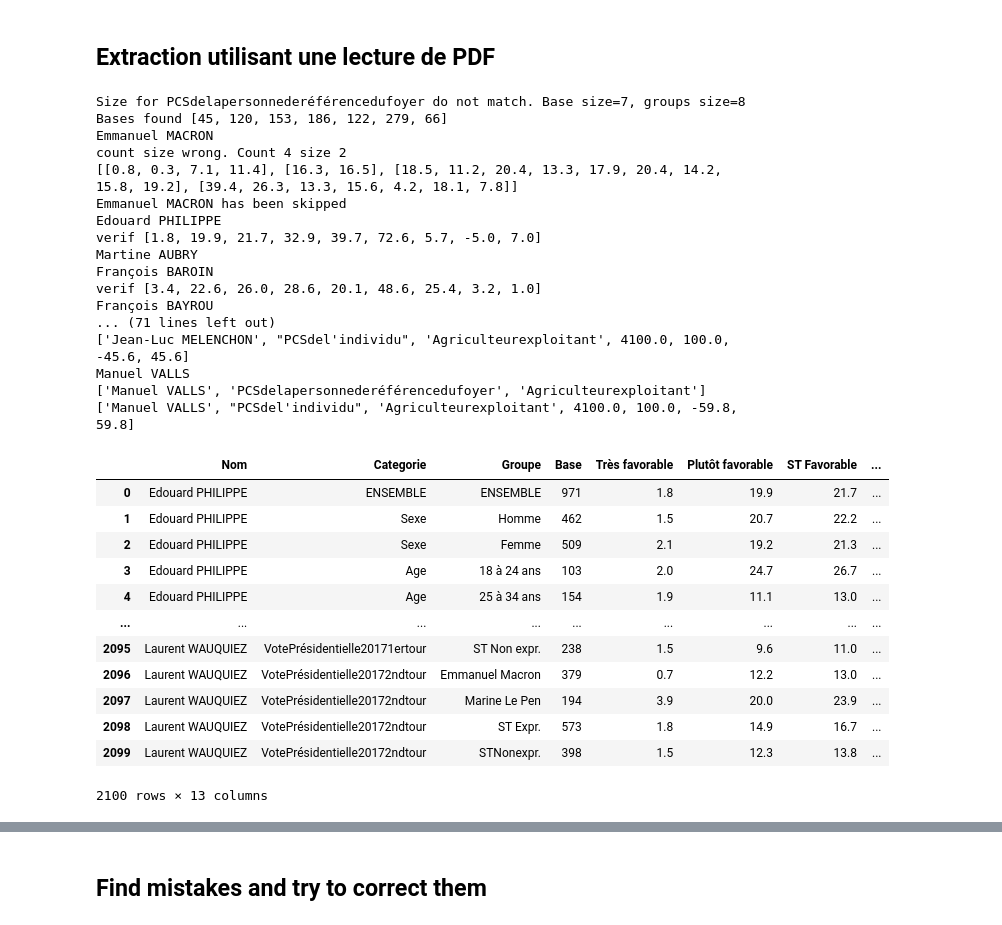
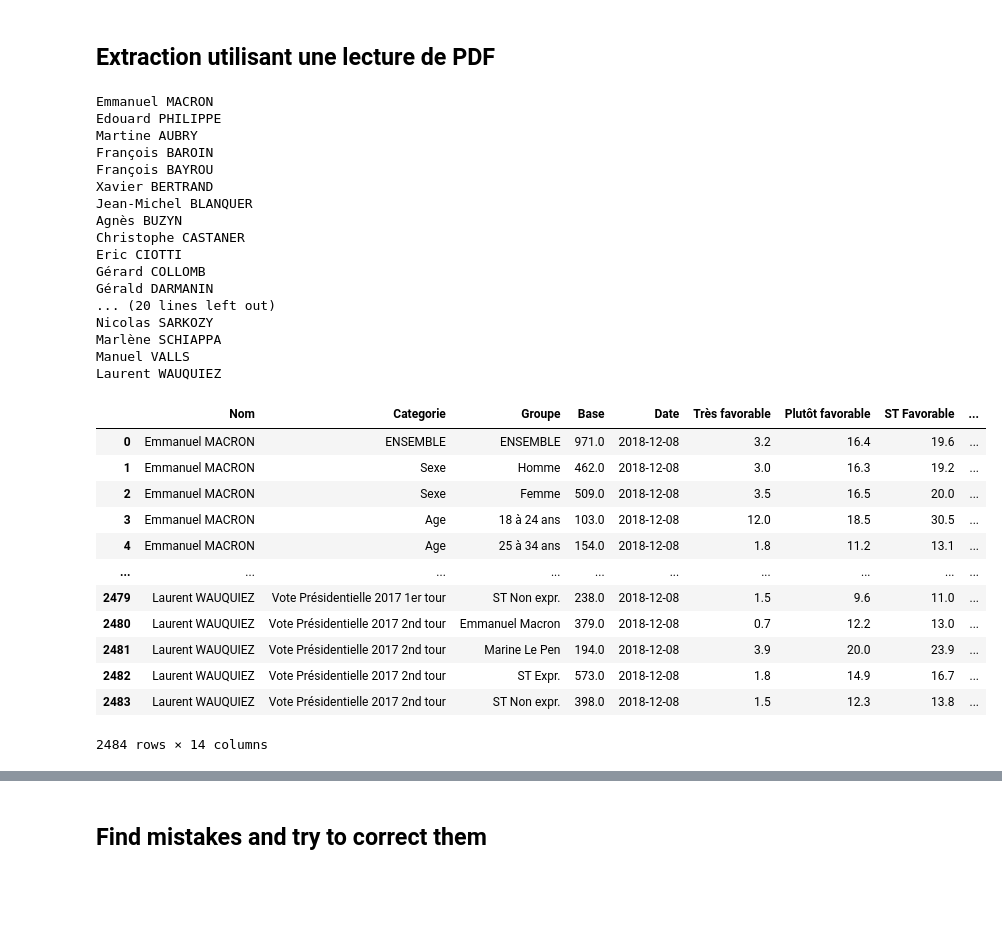
Before and after one commit to NyxAether/mesure_instituts_sondage, a Jupyter notebook: ipsos/ipsos_extract.ipynb, the cells around one changed output, grey strips where cells are left out. Cells and saved outputs as stored; diff of their text form; code cells hidden in the pictures; blank space fills up the shorter version.

```diff
--- a/ipsos/ipsos_extract.ipynb
+++ b/ipsos/ipsos_extract.ipynb
@@ -345,16 +58,22 @@ def extract_ipsos_page(df,page_text,columns):
 # %%
 
-def extract_ipsos_data_from_pdf(file_path,page_range,df=None):
+def extract_ipsos_data_from_pdf(file_path,page_range,date,df=None):
     with open(file_path,"rb") as pdf_file:
         pdf_reader= PyPDF2.PdfFileReader(pdf_file)
         isEncrypted = pdf_reader.getIsEncrypted()
         nbPages= pdf_reader.numPages
 
         # Define columns
-        columns=["Nom","Categorie","Groupe","Base","Très favorable","Plutôt favorable","ST Favorable","Plutôt défavorable","Très défavorable","ST Défavorable","Nsp","Evolution ST Favorable","Evolution ST Défavorable"]
+        columns=["Nom","Categorie","Groupe","Base","Date","Très favorable","Plutôt favorable","ST Favorable","Plutôt défavorable","Très défavorable","ST Défavorable","Nsp","Evolution ST Favorable","Evolution ST Défavorable"]
+        tables = km.read_pdf(file_path, flavor='stream',pages='{}-{}'.format(page_range[0],page_range[1]))
+        template=build_one_page_template_df(tables[0].df,date)
         if df is None:
             df=pd.DataFrame(columns=columns)
         for i in range(page_range[0],page_range[1]+1):
-            page_content=pdf_reader.getPage(i).extractText()
-            df=extract_ipsos_page(df,page_content,columns)
+            page_content=pdf_reader.getPage(i-1).extractText()
+            nom=extract_name(page_content)
+            nom=nom[0]+' '+nom[1]
+            data=tables[i-page_range[0]].df
+            df_one_page=build_one_page_df(nom,template,data)
+            df=pd.concat([df,df_one_page],ignore_index=True)
     return df
@@ -388,41 +80,41 @@ def extract_ipsos_alt(filepath,p_start,p_end):
 # %%
 filename="2018-12-08"
-first_p=15
-last_p=50
+first_p=16
+last_p=51
 # df=extract_ipsos_alt("rapport/"+filename+".pdf",first_p,last_p)
-df=extract_ipsos_data_from_pdf("rapport/"+filename+".pdf",(first_p,last_p),None)
+df=extract_ipsos_data_from_pdf("rapport/"+filename+".pdf",(first_p,last_p),filename,None)
 df
 # %% [output]
-Size for PCSdelapersonnederéférencedufoyer do not match. Base size=7, groups size=8
-Bases found [45, 120, 153, 186, 122, 279, 66]
 Emmanuel MACRON
-count size wrong. Count 4 size 2
-[[0.8, 0.3, 7.1, 11.4], [16.3, 16.5], [18.5, 11.2, 20.4, 13.3, 17.9, 20.4, 14.2, 15.8, 19.2], [39.4, 26.3, 13.3, 15.6, 4.2, 18.1, 7.8]]
-Emmanuel MACRON has been skipped
 Edouard PHILIPPE
-verif [1.8, 19.9, 21.7, 32.9, 39.7, 72.6, 5.7, -5.0, 7.0]
 Martine AUBRY
 François BAROIN
-verif [3.4, 22.6, 26.0, 28.6, 20.1, 48.6, 25.4, 3.2, 1.0]
 François BAYROU
-... (71 lines left out)
-['Jean-Luc MELENCHON', "PCSdel'individu", 'Agriculteurexploitant', 4100.0, 100.0, -45.6, 45.6]
+Xavier BERTRAND
+Jean-Michel BLANQUER
+Agnès BUZYN
+Christophe CASTANER
+Eric CIOTTI
+Gérard COLLOMB
+Gérald DARMANIN
+... (20 lines left out)
+Nicolas SARKOZY
+Marlène SCHIAPPA
 Manuel VALLS
-['Manuel VALLS', 'PCSdelapersonnederéférencedufoyer', 'Agriculteurexploitant']
-['Manuel VALLS', "PCSdel'individu", 'Agriculteurexploitant', 4100.0, 100.0, -59.8, 59.8]
+Laurent WAUQUIEZ
-|  | Nom | Categorie | Groupe | Base | Très favorable | Plutôt favorable | ST Favorable | ... |
-| 0 | Edouard PHILIPPE | ENSEMBLE | ENSEMBLE | 971 | 1.8 | 19.9 | 21.7 | ... |
-| 1 | Edouard PHILIPPE | Sexe | Homme | 462 | 1.5 | 20.7 | 22.2 | ... |
-| 2 | Edouard PHILIPPE | Sexe | Femme | 509 | 2.1 | 19.2 | 21.3 | ... |
-| 3 | Edouard PHILIPPE | Age | 18 à 24 ans | 103 | 2.0 | 24.7 | 26.7 | ... |
-| 4 | Edouard PHILIPPE | Age | 25 à 34 ans | 154 | 1.9 | 11.1 | 13.0 | ... |
-| ... | ... | ... | ... | ... | ... | ... | ... | ... |
-| 2095 | Laurent WAUQUIEZ | VotePrésidentielle20171ertour | ST Non expr. | 238 | 1.5 | 9.6 | 11.0 | ... |
-| 2096 | Laurent WAUQUIEZ | VotePrésidentielle20172ndtour | Emmanuel Macron | 379 | 0.7 | 12.2 | 13.0 | ... |
-| 2097 | Laurent WAUQUIEZ | VotePrésidentielle20172ndtour | Marine Le Pen | 194 | 3.9 | 20.0 | 23.9 | ... |
-| 2098 | Laurent WAUQUIEZ | VotePrésidentielle20172ndtour | ST Expr. | 573 | 1.8 | 14.9 | 16.7 | ... |
-| 2099 | Laurent WAUQUIEZ | VotePrésidentielle20172ndtour | STNonexpr. | 398 | 1.5 | 12.3 | 13.8 | ... |
+|  | Nom | Categorie | Groupe | Base | Date | Très favorable | Plutôt favorable | ST Favorable | ... |
+| 0 | Emmanuel MACRON | ENSEMBLE | ENSEMBLE | 971.0 | 2018-12-08 | 3.2 | 16.4 | 19.6 | ... |
+| 1 | Emmanuel MACRON | Sexe | Homme | 462.0 | 2018-12-08 | 3.0 | 16.3 | 19.2 | ... |
+| 2 | Emmanuel MACRON | Sexe | Femme | 509.0 | 2018-12-08 | 3.5 | 16.5 | 20.0 | ... |
+| 3 | Emmanuel MACRON | Age | 18 à 24 ans | 103.0 | 2018-12-08 | 12.0 | 18.5 | 30.5 | ... |
+| 4 | Emmanuel MACRON | Age | 25 à 34 ans | 154.0 | 2018-12-08 | 1.8 | 11.2 | 13.1 | ... |
+| ... | ... | ... | ... | ... | ... | ... | ... | ... | ... |
+| 2479 | Laurent WAUQUIEZ | Vote Présidentielle 2017 1er tour | ST Non expr. | 238.0 | 2018-12-08 | 1.5 | 9.6 | 11.0 | ... |
+| 2480 | Laurent WAUQUIEZ | Vote Présidentielle 2017 2nd tour | Emmanuel Macron | 379.0 | 2018-12-08 | 0.7 | 12.2 | 13.0 | ... |
+| 2481 | Laurent WAUQUIEZ | Vote Présidentielle 2017 2nd tour | Marine Le Pen | 194.0 | 2018-12-08 | 3.9 | 20.0 | 23.9 | ... |
+| 2482 | Laurent WAUQUIEZ | Vote Présidentielle 2017 2nd tour | ST Expr. | 573.0 | 2018-12-08 | 1.8 | 14.9 | 16.7 | ... |
+| 2483 | Laurent WAUQUIEZ | Vote Présidentielle 2017 2nd tour | ST Non expr. | 398.0 | 2018-12-08 | 1.5 | 12.3 | 13.8 | ... |
-2100 rows × 13 columns
+2484 rows × 14 columns
 # %%
 df.Nom.unique()
 # %% [output]
```
Also changed, not shown: parts of 20 cells of this notebook, 19 other files.
